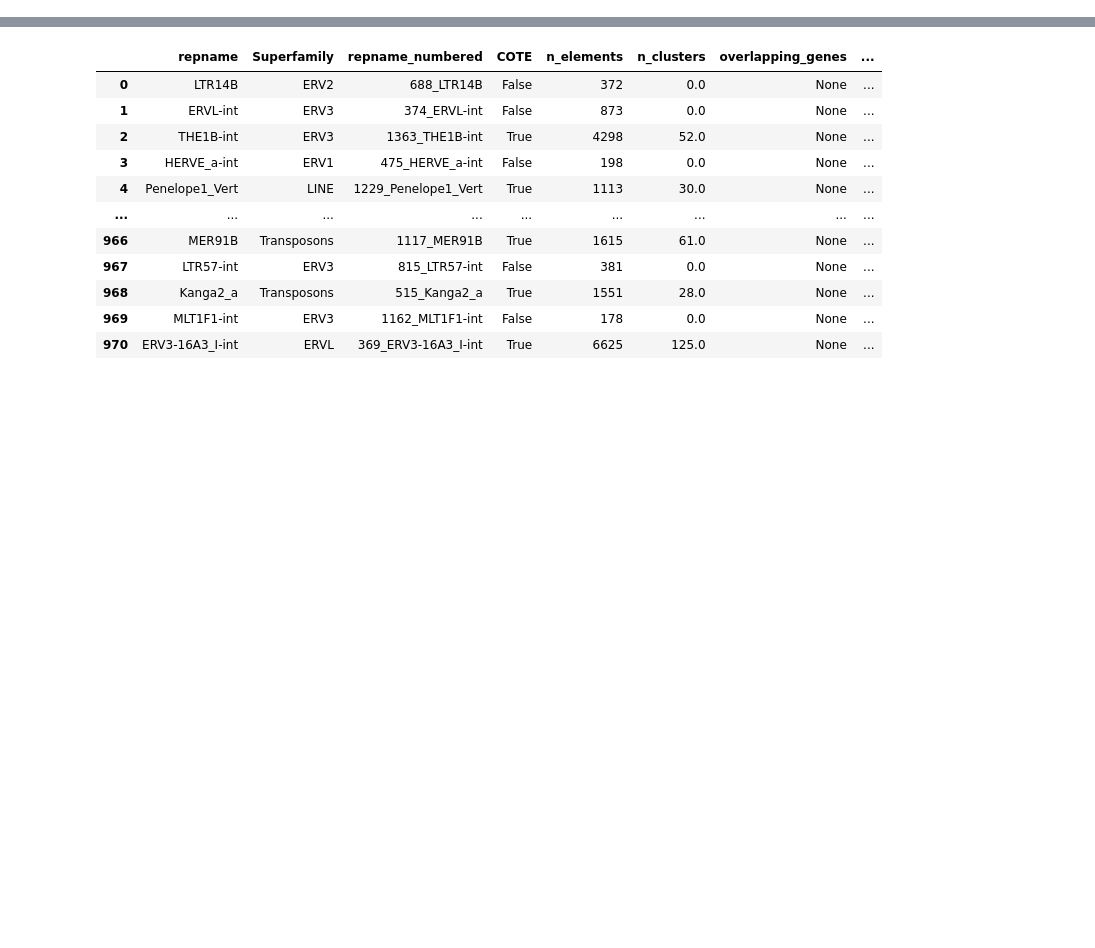
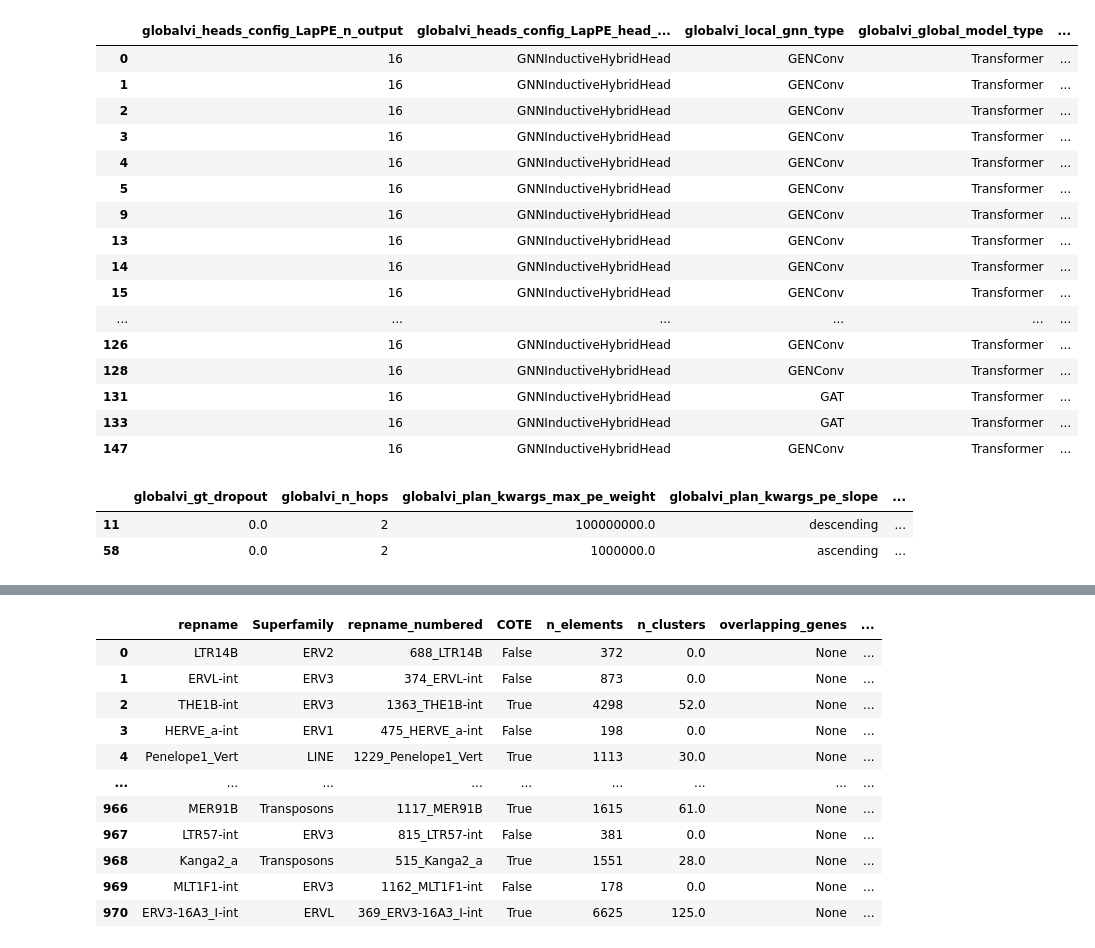
Before and after one commit to mossishahi/Intdata-notebooks, a Jupyter notebook: TEsEDA.ipynb, the cells around one changed output, grey strips where cells are left out. Cells and saved outputs as stored; diff of their text form; code cells hidden in the pictures; blank space fills up the shorter version.

```diff
--- a/TEsEDA.ipynb
+++ b/TEsEDA.ipynb
@@ -0,0 +71,30 @@
+# %%
+df = jsons_to_dataframe('/home/icb/mostafa.shahhosseini/code/results/globalNiche/hype1000/configs/')
+# %%
+idx = np.arange(0, 90)
+# %%
+df[df['trial_index'].apply(lambda x: x in idx)].iloc[:, 10:20]
+# %% [output]
+|  | globalvi_heads_config_LapPE_n_output | globalvi_heads_config_LapPE_head_... | globalvi_local_gnn_type | globalvi_global_model_type | ... |
+| 0 | 16 | GNNInductiveHybridHead | GENConv | Transformer | ... |
+| 1 | 16 | GNNInductiveHybridHead | GENConv | Transformer | ... |
+| 2 | 16 | GNNInductiveHybridHead | GENConv | Transformer | ... |
+| 3 | 16 | GNNInductiveHybridHead | GENConv | Transformer | ... |
+| 4 | 16 | GNNInductiveHybridHead | GENConv | Transformer | ... |
+| 5 | 16 | GNNInductiveHybridHead | GENConv | Transformer | ... |
+| 9 | 16 | GNNInductiveHybridHead | GENConv | Transformer | ... |
+| 13 | 16 | GNNInductiveHybridHead | GENConv | Transformer | ... |
+| 14 | 16 | GNNInductiveHybridHead | GENConv | Transformer | ... |
+| 15 | 16 | GNNInductiveHybridHead | GENConv | Transformer | ... |
+| ... | ... | ... | ... | ... | ... |
+| 126 | 16 | GNNInductiveHybridHead | GENConv | Transformer | ... |
+| 128 | 16 | GNNInductiveHybridHead | GENConv | Transformer | ... |
+| 131 | 16 | GNNInductiveHybridHead | GAT | Transformer | ... |
+| 133 | 16 | GNNInductiveHybridHead | GAT | Transformer | ... |
+| 147 | 16 | GNNInductiveHybridHead | GENConv | Transformer | ... |
+# %%
+df[df['trial_index'].apply(lambda x: x in idx)].iloc[:, 20:30]
+# %% [output]
+|  | globalvi_gt_dropout | globalvi_n_hops | globalvi_plan_kwargs_max_pe_weight | globalvi_plan_kwargs_pe_slope | ... |
+| 11 | 0.0 | 2 | 100000000.0 | descending | ... |
+| 58 | 0.0 | 2 | 1000000.0 | ascending | ... |
```
Also changed, not shown: parts of 5 cells of this notebook, 37 other files.
